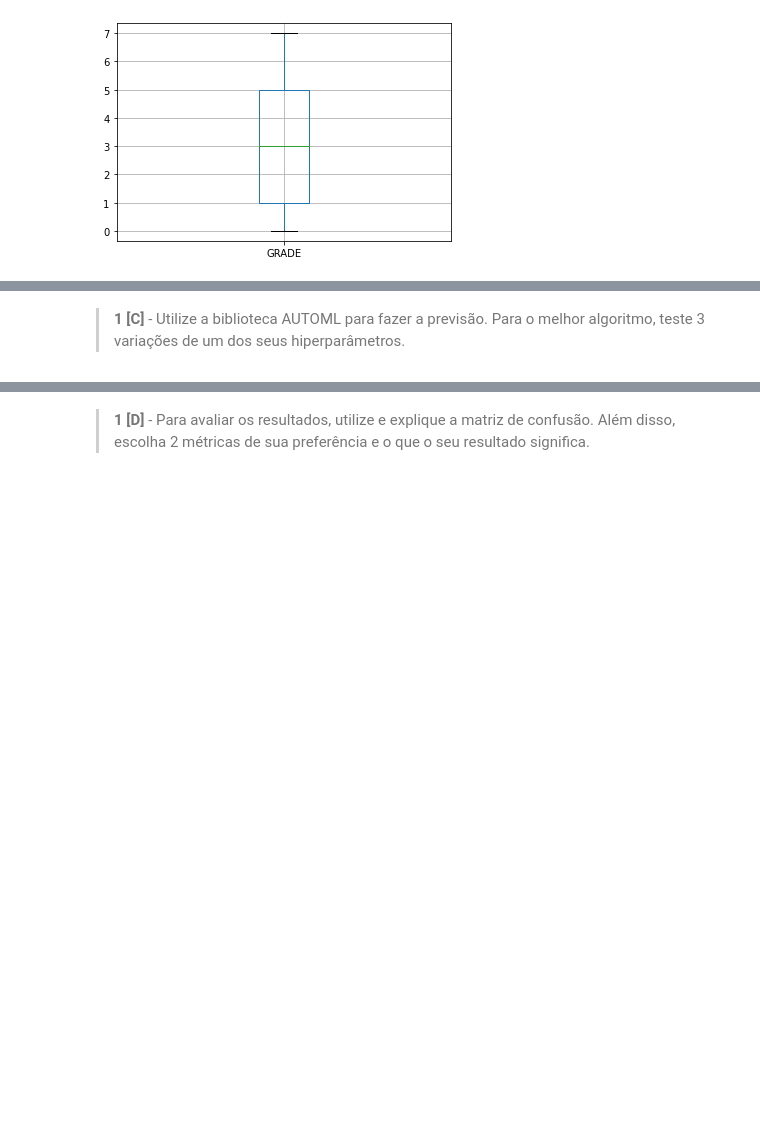
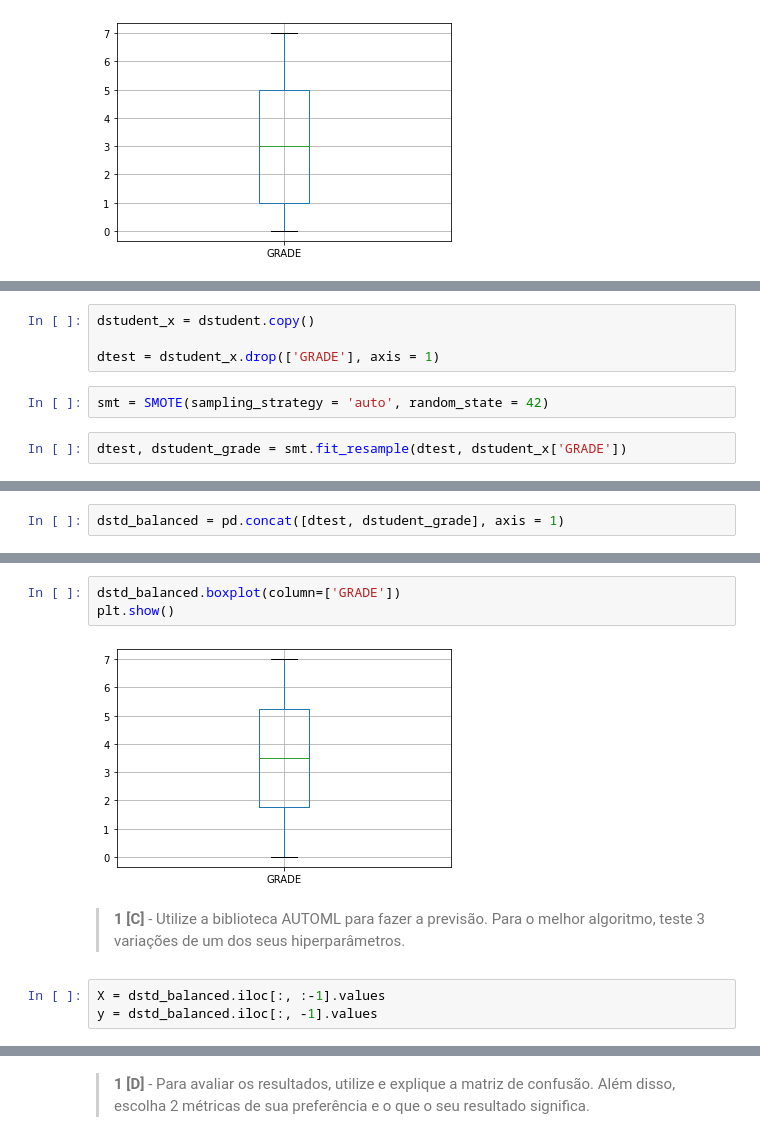
Before and after one commit to cori4nder/ia, a Jupyter notebook: Test02/Avaliacao02-IA-2022.ipynb, the cells around one changed output, grey strips where cells are left out. Drawn from its saved outputs; the diff is of its cells as text; blank space fills up the shorter version.

```diff
--- a/Test02/Avaliacao02-IA-2022.ipynb
+++ b/Test02/Avaliacao02-IA-2022.ipynb
@@ -223,0 +185,8 @@ dtype: int64
+# %%
+dstudent_x = dstudent.copy()
+
+dtest = dstudent_x.drop(['GRADE'], axis = 1)
+# %%
+smt = SMOTE(sampling_strategy = 'auto', random_state = 42)
+# %%
+dtest, dstudent_grade = smt.fit_resample(dtest, dstudent_x['GRADE'])
@@ -223,0 +205,2 @@ dtype: int64
+# %%
+dstd_balanced = pd.concat([dtest, dstudent_grade], axis = 1)
@@ -224,2 +229,10 @@ dtype: int64
+# %%
+dstd_balanced.boxplot(column=['GRADE'])
+plt.show()
+# %% [output]
+[figure, added]
 # %% [markdown]
 > **1 [C]** - Utilize a biblioteca AUTOML para fazer a previsão. Para o melhor algoritmo, teste 3 variações de um dos seus hiperparâmetros. <br>
+# %%
+X = dstd_balanced.iloc[:, :-1].values
+y = dstd_balanced.iloc[:, -1].values
```
Also changed, not shown: parts of 29 cells of this notebook, 1 other file.
